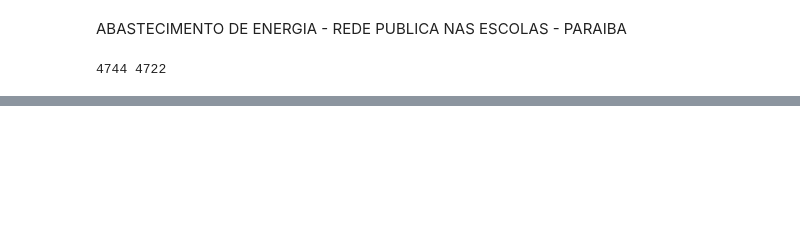
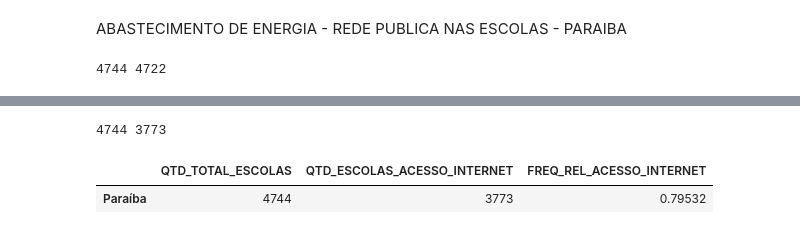
Before and after one commit to analluvias/dashboard, a Jupyter notebook: dashboard.ipynb, the cells around one changed output, grey strips where cells are left out. Drawn from its saved outputs; the diff is of its cells as text; code cells hidden in the pictures; blank space fills up the shorter version.

```diff
--- a/dashboard.ipynb
+++ b/dashboard.ipynb
@@ -413,0 +477,20 @@ dados_escolas_energia_pb
+# %%
+df_PB = df[df["NO_UF"]=="Paraíba"]
+total_esc_pb = len(df_PB)
+pb = df_PB[df_PB["IN_INTERNET"] == 1]
+total_internet_pb = len(pb)
+
+print(total_esc_pb, total_internet_pb)
+# %% [output]
+4744 3773
+# %%
+dados_escolas_internet_pb = [[total_esc_pb, total_internet_pb, total_internet_pb/total_esc_pb]]
+
+dados_escolas_internet_pb= pd.DataFrame(dados_escolas_internet_pb, columns=['QTD_TOTAL_ESCOLAS', 'QTD_ESCOLAS_ACESSO_INTERNET', 'FREQ_REL_ACESSO_INTERNET'])
+
+dados_escolas_internet_pb.rename(index={0:'Paraíba'},inplace=True)
+
+dados_escolas_internet_pb
+# %% [output]
+|  | QTD_TOTAL_ESCOLAS | QTD_ESCOLAS_ACESSO_INTERNET | FREQ_REL_ACESSO_INTERNET |
+| Paraíba | 4744 | 3773 | 0.79532 |
```
Also changed, not shown: parts of 10 cells of this notebook.
